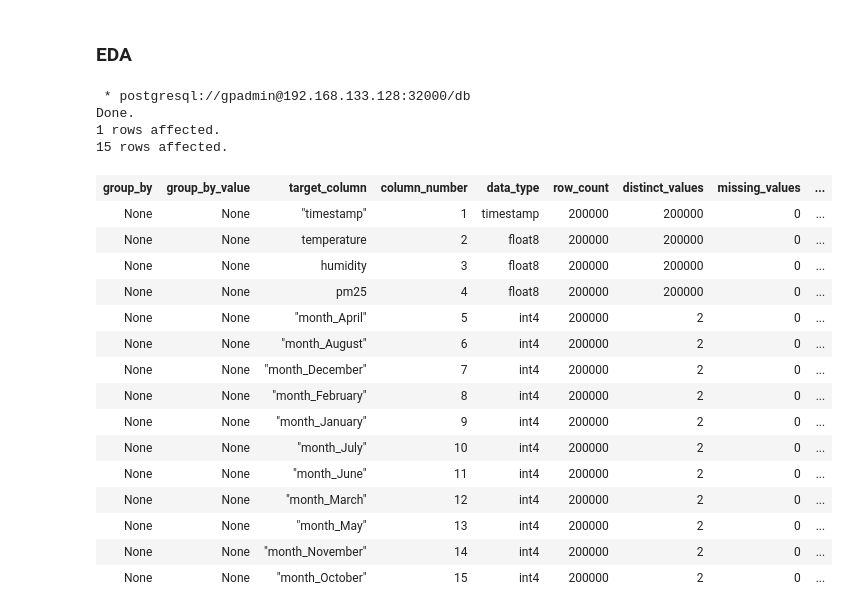
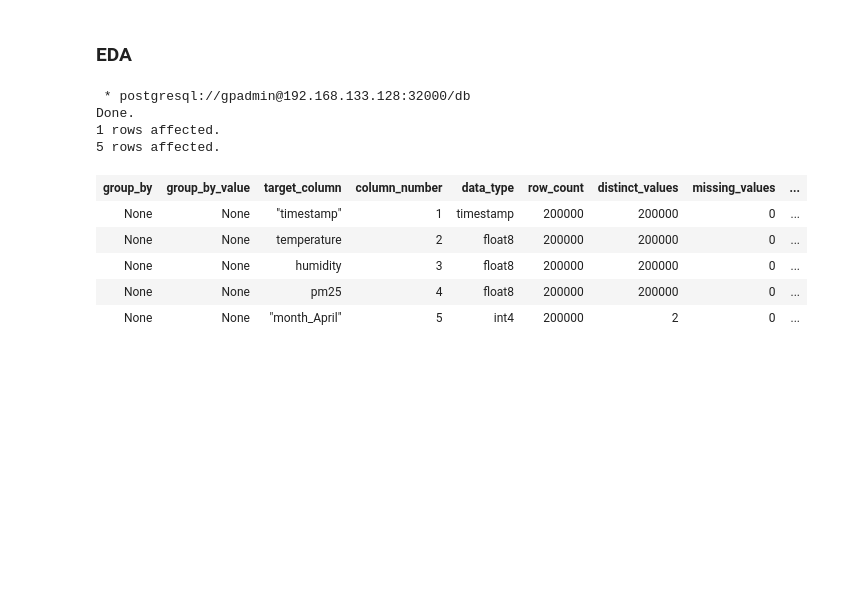
Before and after one commit to guyzsarun/rabbitmq-gpdb-poc, a Jupyter notebook: gpdb/madlib-demo.ipynb, the cells around one changed output. Saved outputs shown, nothing was run; the diff lists cells and outputs as text; code cells hidden in the pictures; blank space fills up the shorter version.

```diff
--- a/gpdb/madlib-demo.ipynb
+++ b/gpdb/madlib-demo.ipynb
@@ -208,37 +216,27 @@ Done.
 # %%
 %%sql
 DROP TABLE IF EXISTS sensors_summary ;
 SELECT madlib.summary (
     'sensors_encoded',  -- source_table
     'sensors_summary',  -- output_table
     NULL,  -- target_cols
     NULL,  -- grouping_cols
     TRUE,  -- get_distinct
     TRUE,  -- get_quartiles
     NULL,  -- quantile_array
     10,    -- how_many_mfv
     FALSE  -- get_estimate
 );
 
-SELECT * FROM sensors_summary LIMIT 15;
+SELECT * FROM sensors_summary LIMIT 5;
 # %% [output]
  * postgresql://gpadmin@192.168.133.128:32000/db
 Done.
 1 rows affected.
-15 rows affected.
+5 rows affected.
 | group_by | group_by_value | target_column | column_number | data_type | row_count | distinct_values | missing_values | ... |
 | None | None | "timestamp" | 1 | timestamp | 200000 | 200000 | 0 | ... |
 | None | None | temperature | 2 | float8 | 200000 | 200000 | 0 | ... |
 | None | None | humidity | 3 | float8 | 200000 | 200000 | 0 | ... |
 | None | None | pm25 | 4 | float8 | 200000 | 200000 | 0 | ... |
 | None | None | "month_April" | 5 | int4 | 200000 | 2 | 0 | ... |
-| None | None | "month_August" | 6 | int4 | 200000 | 2 | 0 | ... |
-| None | None | "month_December" | 7 | int4 | 200000 | 2 | 0 | ... |
-| None | None | "month_February" | 8 | int4 | 200000 | 2 | 0 | ... |
-| None | None | "month_January" | 9 | int4 | 200000 | 2 | 0 | ... |
-| None | None | "month_July" | 10 | int4 | 200000 | 2 | 0 | ... |
-| None | None | "month_June" | 11 | int4 | 200000 | 2 | 0 | ... |
-| None | None | "month_March" | 12 | int4 | 200000 | 2 | 0 | ... |
-| None | None | "month_May" | 13 | int4 | 200000 | 2 | 0 | ... |
-| None | None | "month_November" | 14 | int4 | 200000 | 2 | 0 | ... |
-| None | None | "month_October" | 15 | int4 | 200000 | 2 | 0 | ... |
```
Also changed, not shown: parts of 6 cells of this notebook, 5 other files.
